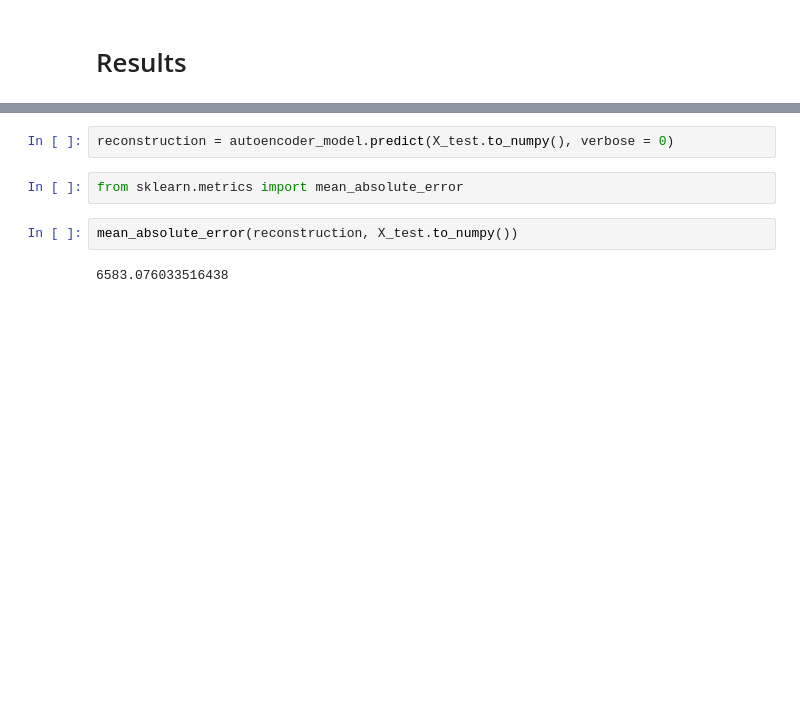
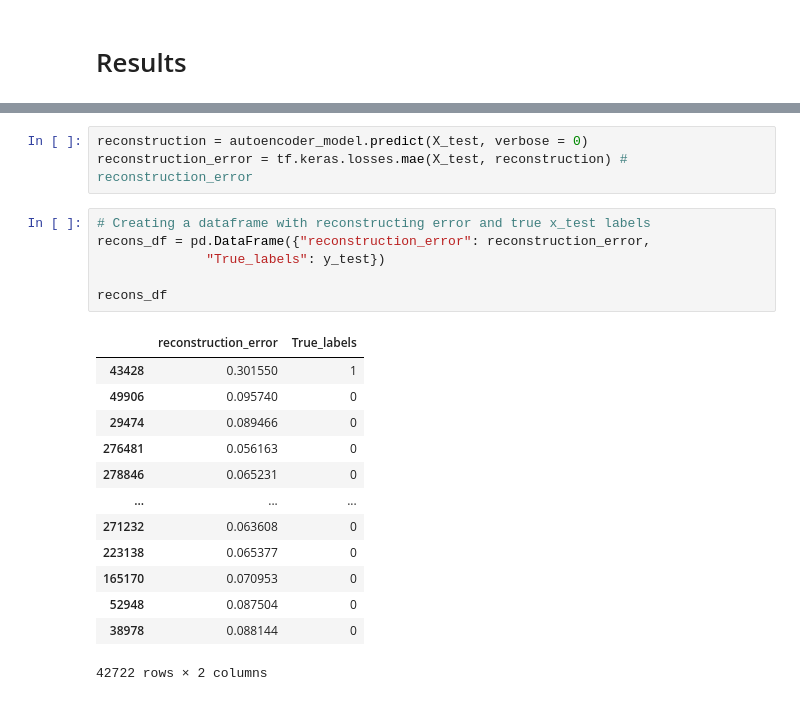
Before and after one commit to santhoshkavi123/DeepLearning, a Jupyter notebook: AutoEncoder/FraudDetection_AE.ipynb, the cells around one changed output, grey strips where cells are left out. Cells and saved outputs as stored; diff of their text form; blank space fills up the shorter version.

```diff
--- a/AutoEncoder/FraudDetection_AE.ipynb
+++ b/AutoEncoder/FraudDetection_AE.ipynb
@@ -268,8 +289,23 @@ plt.show()
 # %%
-reconstruction = autoencoder_model.predict(X_test.to_numpy(), verbose = 0)
+reconstruction = autoencoder_model.predict(X_test, verbose = 0)
+reconstruction_error = tf.keras.losses.mae(X_test, reconstruction) # reconstruction_error
-# %%
-from sklearn.metrics import mean_absolute_error
-# %%
-mean_absolute_error(reconstruction, X_test.to_numpy())
-# %% [output]
-6583.076033516438
+# %%
+# Creating a dataframe with reconstructing error and true x_test labels
+recons_df = pd.DataFrame({"reconstruction_error": reconstruction_error,
+              "True_labels": y_test})
+
+recons_df
+# %% [output]
+|  | reconstruction_error | True_labels |
+| 43428 | 0.301550 | 1 |
+| 49906 | 0.095740 | 0 |
+| 29474 | 0.089466 | 0 |
+| 276481 | 0.056163 | 0 |
+| 278846 | 0.065231 | 0 |
+| ... | ... | ... |
+| 271232 | 0.063608 | 0 |
+| 223138 | 0.065377 | 0 |
+| 165170 | 0.070953 | 0 |
+| 52948 | 0.087504 | 0 |
+| 38978 | 0.088144 | 0 |
+42722 rows × 2 columns
```
Also changed, not shown: parts of 11 cells of this notebook, 2 other files.
